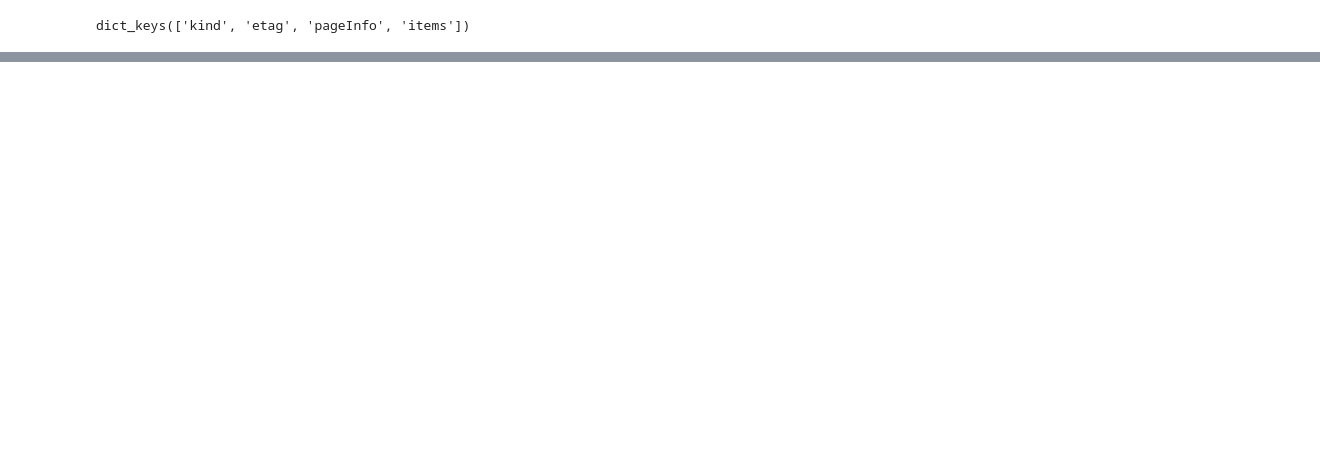
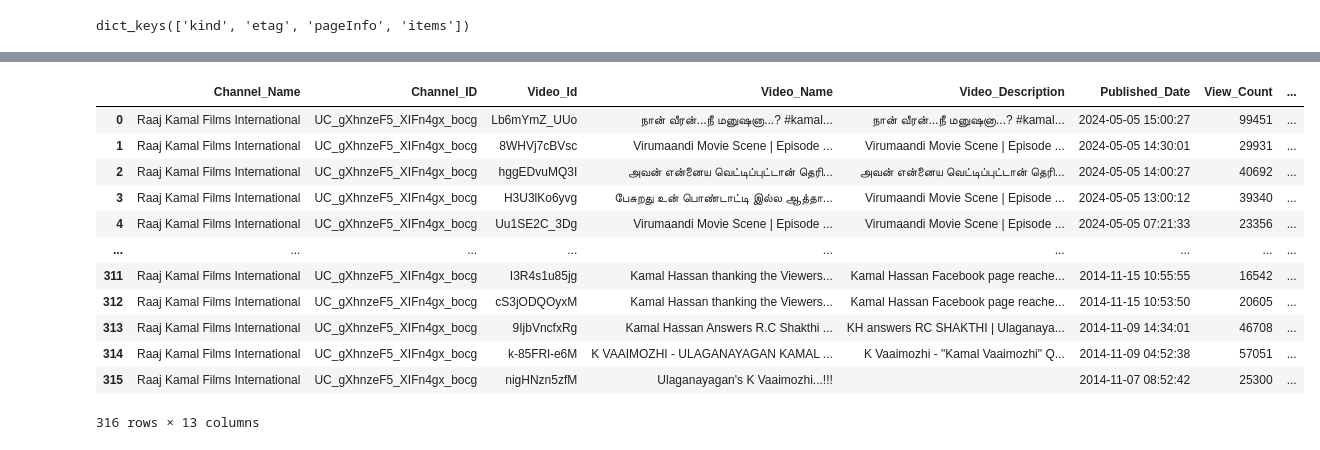
Before and after one commit to nvkumar63/Youtube_project01, a Jupyter notebook: Youtube_project01.ipynb, the cells around one changed output, grey strips where cells are left out. Cells and saved outputs as stored; diff of their text form; code cells hidden in the pictures; blank space fills up the shorter version.

```diff
--- a/Youtube_project01.ipynb
+++ b/Youtube_project01.ipynb
@@ -116,0 +118,14 @@ videoid_df
+# %%
+# For Time Duration formated to seconds
+
+def iso8601_duration_to_seconds(duration):
+    match = re.match(r'^PT(?:(\d+)H)?(?:(\d+)M)?(?:(\d+)S)?$', duration)
+    if not match:
+        return None
+
+    hours = int(match.group(1)) if match.group(1) else 0
+    minutes = int(match.group(2)) if match.group(2) else 0
+    seconds = int(match.group(3)) if match.group(3) else 0
+
+    total_seconds = (hours * 3600) + (minutes * 60) + seconds
+    return total_seconds
@@ -171,3 +177,23 @@ Videodetails_df
+# %%
+video_details=get_the_video_info(videoid_list)
+# %%
+videodetails_df=pd.DataFrame(video_details)
+# %%
+videodetails_df
+# %% [output]
+|  | Channel_Name | Channel_ID | Video_Id | Video_Name | Video_Description | Published_Date | View_Count | ... |
+| 0 | Raaj Kamal Films International | UC_gXhnzeF5_XIFn4gx_bocg | Lb6mYmZ_UUo | நான் வீரன்...நீ மனுஷனா...? #kamal... | நான் வீரன்...நீ மனுஷனா...? #kamal... | 2024-05-05 15:00:27 | 99451 | ... |
+| 1 | Raaj Kamal Films International | UC_gXhnzeF5_XIFn4gx_bocg | 8WHVj7cBVsc | Virumaandi Movie Scene | Episode ... | Virumaandi Movie Scene | Episode ... | 2024-05-05 14:30:01 | 29931 | ... |
+| 2 | Raaj Kamal Films International | UC_gXhnzeF5_XIFn4gx_bocg | hggEDvuMQ3I | அவன் என்னைய வெட்டிப்புட்டான் தெரி... | அவன் என்னைய வெட்டிப்புட்டான் தெரி... | 2024-05-05 14:00:27 | 40692 | ... |
+| 3 | Raaj Kamal Films International | UC_gXhnzeF5_XIFn4gx_bocg | H3U3lKo6yvg | பேசுறது உன் பொண்டாட்டி இல்ல ஆத்தா... | Virumaandi Movie Scene | Episode ... | 2024-05-05 13:00:12 | 39340 | ... |
+| 4 | Raaj Kamal Films International | UC_gXhnzeF5_XIFn4gx_bocg | Uu1SE2C_3Dg | Virumaandi Movie Scene | Episode ... | Virumaandi Movie Scene | Episode ... | 2024-05-05 07:21:33 | 23356 | ... |
+| ... | ... | ... | ... | ... | ... | ... | ... | ... |
+| 311 | Raaj Kamal Films International | UC_gXhnzeF5_XIFn4gx_bocg | I3R4s1u85jg | Kamal Hassan thanking the Viewers... | Kamal Hassan Facebook page reache... | 2014-11-15 10:55:55 | 16542 | ... |
+| 312 | Raaj Kamal Films International | UC_gXhnzeF5_XIFn4gx_bocg | cS3jODQOyxM | Kamal Hassan thanking the Viewers... | Kamal Hassan Facebook page reache... | 2014-11-15 10:53:50 | 20605 | ... |
+| 313 | Raaj Kamal Films International | UC_gXhnzeF5_XIFn4gx_bocg | 9IjbVncfxRg | Kamal Hassan Answers R.C Shakthi ... | KH answers RC SHAKTHI | Ulaganaya... | 2014-11-09 14:34:01 | 46708 | ... |
+| 314 | Raaj Kamal Films International | UC_gXhnzeF5_XIFn4gx_bocg | k-85FRl-e6M | K VAAIMOZHI - ULAGANAYAGAN KAMAL ... | K Vaaimozhi - "Kamal Vaaimozhi" Q... | 2014-11-09 04:52:38 | 57051 | ... |
+| 315 | Raaj Kamal Films International | UC_gXhnzeF5_XIFn4gx_bocg | nigHNzn5zfM | Ulaganayagan's K Vaaimozhi...!!! |  | 2014-11-07 08:52:42 | 25300 | ... |
+316 rows × 13 columns
 # %%
 #Comment Details
 
```
Also changed, not shown: parts of 64 cells of this notebook.
